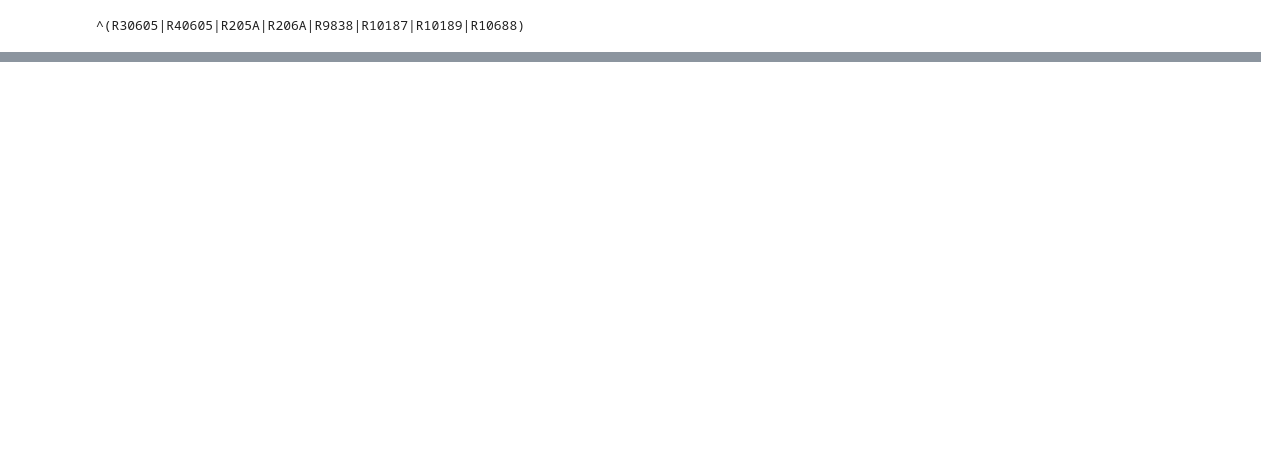
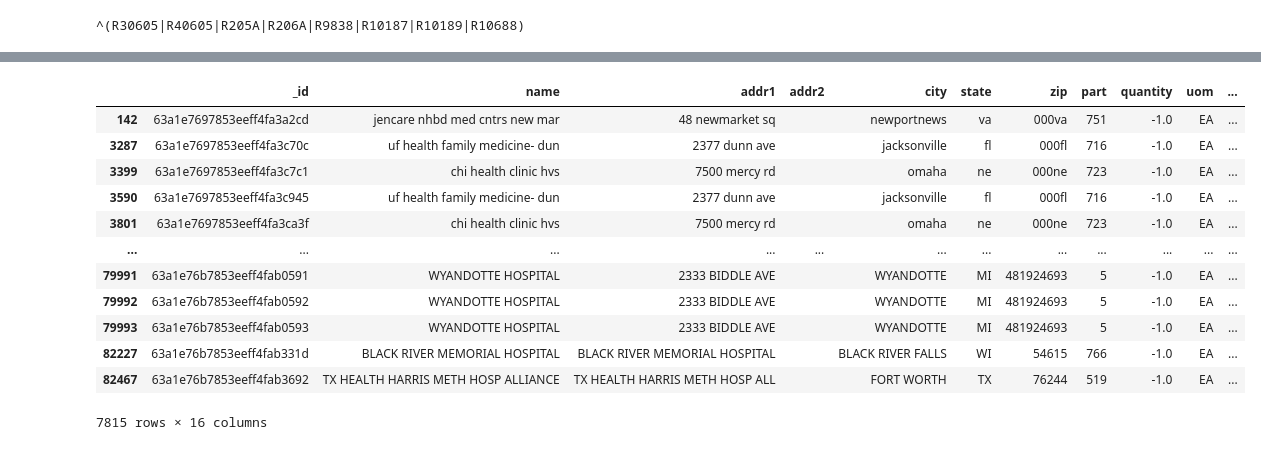
Before and after one commit to jlmodell/sales_tracings_mongodb, a Jupyter notebook: search.ipynb, the cells around one changed output, grey strips where cells are left out. Cells and saved outputs as stored; diff of their text form; code cells hidden in the pictures; blank space fills up the shorter version.

```diff
--- a/search.ipynb
+++ b/search.ipynb
@@ -35 +130,17 @@ sales_df = pd.DataFrame(sales)
+# %%
+sales_df_conversion_bad
+# %% [output]
+|  | _id | name | addr1 | addr2 | city | state | zip | part | quantity | uom | ... |
+| 142 | 63a1e7697853eeff4fa3a2cd | jencare nhbd med cntrs new mar | 48 newmarket sq |  | newportnews | va | 000va | 751 | -1.0 | EA | ... |
+| 3287 | 63a1e7697853eeff4fa3c70c | uf health family medicine- dun | 2377 dunn ave |  | jacksonville | fl | 000fl | 716 | -1.0 | EA | ... |
+| 3399 | 63a1e7697853eeff4fa3c7c1 | chi health clinic hvs | 7500 mercy rd |  | omaha | ne | 000ne | 723 | -1.0 | EA | ... |
+| 3590 | 63a1e7697853eeff4fa3c945 | uf health family medicine- dun | 2377 dunn ave |  | jacksonville | fl | 000fl | 716 | -1.0 | EA | ... |
+| 3801 | 63a1e7697853eeff4fa3ca3f | chi health clinic hvs | 7500 mercy rd |  | omaha | ne | 000ne | 723 | -1.0 | EA | ... |
+| ... | ... | ... | ... | ... | ... | ... | ... | ... | ... | ... | ... |
+| 79991 | 63a1e76b7853eeff4fab0591 | WYANDOTTE HOSPITAL | 2333 BIDDLE AVE |  | WYANDOTTE | MI | 481924693 | 5 | -1.0 | EA | ... |
+| 79992 | 63a1e76b7853eeff4fab0592 | WYANDOTTE HOSPITAL | 2333 BIDDLE AVE |  | WYANDOTTE | MI | 481924693 | 5 | -1.0 | EA | ... |
+| 79993 | 63a1e76b7853eeff4fab0593 | WYANDOTTE HOSPITAL | 2333 BIDDLE AVE |  | WYANDOTTE | MI | 481924693 | 5 | -1.0 | EA | ... |
+| 82227 | 63a1e76b7853eeff4fab331d | BLACK RIVER MEMORIAL HOSPITAL | BLACK RIVER MEMORIAL HOSPITAL |  | BLACK RIVER FALLS | WI | 54615 | 766 | -1.0 | EA | ... |
+| 82467 | 63a1e76b7853eeff4fab3692 | TX HEALTH HARRIS METH HOSP ALLIANCE | TX HEALTH HARRIS METH HOSP ALL |  | FORT WORTH | TX | 76244 | 519 | -1.0 | EA | ... |
+7815 rows × 16 columns
 # %%
```
Also changed, not shown: parts of 11 cells of this notebook, 3 other files.
